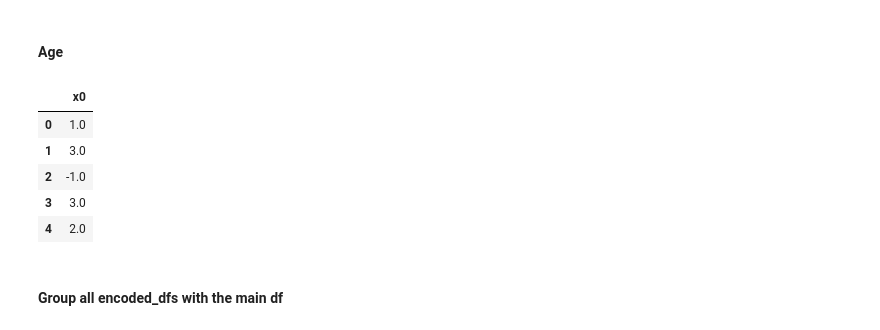
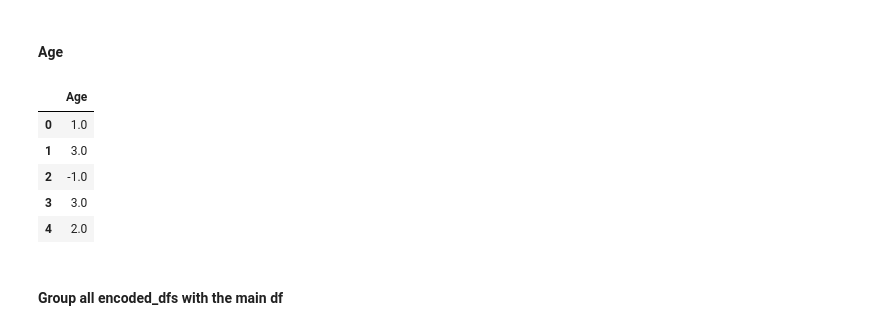
Before and after one commit to yiannisp1822/Project2_Diabetes, a Jupyter notebook: diabetes-prediction-modeling-FINAL.ipynb, the cells around one changed output. Saved outputs shown, nothing was run; the diff lists cells and outputs as text; code cells hidden in the pictures.

```diff
--- a/diabetes-prediction-modeling-FINAL.ipynb
+++ b/diabetes-prediction-modeling-FINAL.ipynb
@@ -309,14 +349,16 @@ educ_encoded_df = pd.DataFrame(encode_educ.transform(diabetes_df['Education'].va
 #### Age
 # %%
 # create encoder and fit
-encode_age = OrdinalEncoder(categories=[['Age 18-34', 'Age 35-49', 'Age 50-64', 'Age 65-79', ]], handle_unknown='use_encoded_value', unknown_value=-1)
-encode_age_df = encode_age.fit_transform(diabetes_df['Age'].values.reshape(-1,1))
-age_encoded_df = pd.DataFrame(encode_age_df, columns=encode_age.get_feature_names_out())
-age_encoded_df.head()
+encode_age = OrdinalEncoder(categories=[['Age 18-34', 'Age 35-49', 'Age 50-64', 'Age 65-79']], handle_unknown='use_encoded_value', unknown_value=-1)
+encode_age.fit(diabetes_df['Age'].values.reshape(-1,1))
+encode_age = encode_age.transform(diabetes_df['Age'].values.reshape(-1, 1))
+
 # create the df
-#age_encoded_df = pd.DataFrame(encode_age.transform(diabetes_df['Age'].values.reshape(-1, 1)), columns=encode_age.get_feature_names_out())
+encode_age_df = pd.DataFrame(encode_age, columns=['Age'])
+
+encode_age_df.head()
 # %% [output]
-|  | x0 |
+|  | Age |
 | 0 | 1.0 |
 | 1 | 3.0 |
 | 2 | -1.0 |
```
Also changed, not shown: parts of 17 cells of this notebook, 15 other files.
